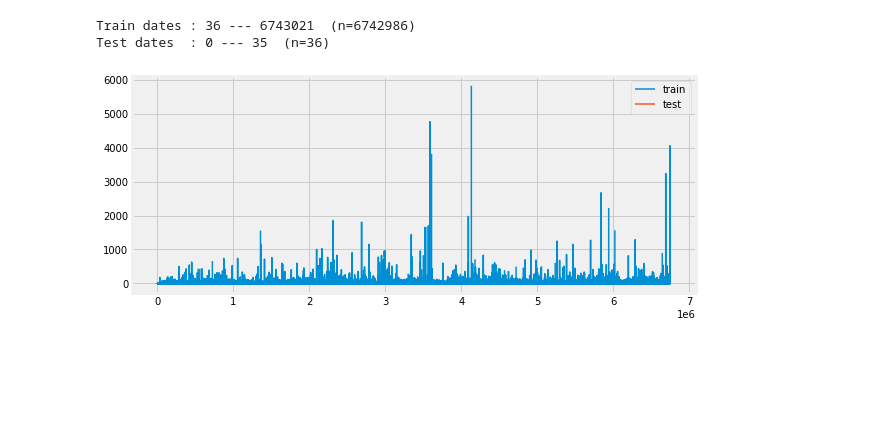
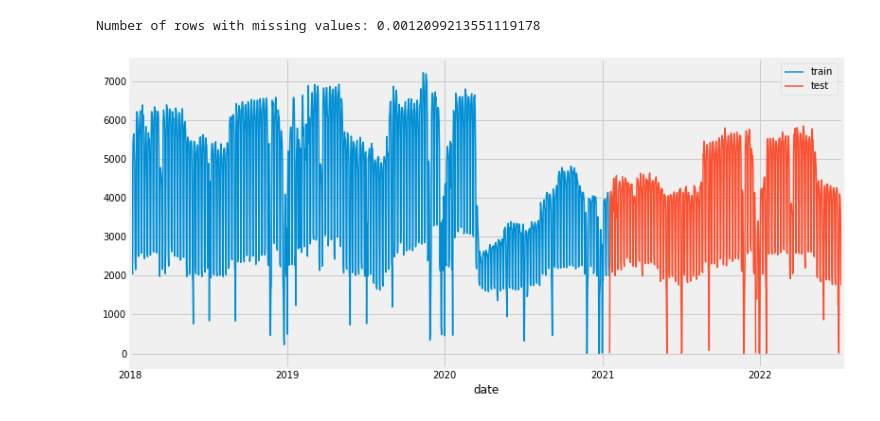
Before and after one commit to jacobbp25/Group5Project, a Jupyter notebook: Parking-TimeSeries.ipynb, the cells around one changed output. Cells and saved outputs as stored; diff of their text form; code cells hidden in the pictures; blank space fills up the shorter version.

Commit message:
time series up and running - checked on IDAS

```diff
--- a/Parking-TimeSeries.ipynb
+++ b/Parking-TimeSeries.ipynb
@@ -75,4 +65,18 @@ vtrans.head()
 # %%
-vtrans = vtrans.sort_values(by=["BusinessHours"], ascending=False)
-vtrans.head()
+#!pip3 install numpy
+import numpy as np
+
+# Clean vtrans
+data = pd.DataFrame()
+vtrans['EntranceTime'] = pd.to_datetime(vtrans['EntranceTime'], format='%Y/%m/%d')
+vtrans['date'] = vtrans['EntranceTime'].dt.strftime('%Y/%m/%d')
+data['date'] = vtrans['date']
+data = data.drop_duplicates(subset=["date"])
+
+vtrans.set_index('EntranceTime')
+data["date"] = pd.to_datetime(data["date"], format='%Y/%m/%d')
+data["y"] = vtrans.groupby('date')['date'].transform('count')
+
+
+data.head()
 # %% [output]
@@ -85,32 +89,33 @@ vtrans.head()
+# %%
+data = data.set_index('date')
+data = data.sort_index()
+data = data.asfreq(freq='D', fill_value=np.nan)
+
+print(f'Number of rows with missing values: {data.isnull().any(axis=1).mean()}')
+# %% [output]
+Number of rows with missing values: 0.0012099213551119178
 # %%
 #!pip3 install sklearn
 #!pip3 install matplotlib
 
 import numpy as np
 
 import matplotlib.pyplot as plt
 plt.style.use('fivethirtyeight')
 plt.rcParams['lines.linewidth'] = 1.5
 %matplotlib inline
 
-vtrans['EntranceTime'] = pd.to_datetime(vtrans['EntranceTime'], format='%Y/%m/%d')
+# Split into 75% training data and 25% testing
+steps = 540
+data_train = data[:-steps]
+data_test  = data[-steps:]
 
-
-steps = 36
-data_train = vtrans[:-steps]
-data_test  = vtrans[-steps:]
-
-print(f"Train dates : {data_train.index.min()} --- {data_train.index.max()}  (n={len(data_train)})")
-print(f"Test dates  : {data_test.index.min()} --- {data_test.index.max()}  (n={len(data_test)})")
-
-fig, ax=plt.subplots(figsize=(9, 4))
-data_train['BusinessHours'].plot(ax=ax, label='train')
-data_test['BusinessHours'].plot(ax=ax, label='test')
+fig, ax=plt.subplots(figsize=(12, 6))
+data_train["y"].plot(ax=ax, label='train')
+data_test["y"].plot(ax=ax, label='test')
 ax.legend();
 # %% [output]
-Train dates : 36 --- 6743021  (n=6742986)
-Test dates  : 0 --- 35  (n=36)
-[figure, old version]
+[figure, new version]
 # %%
 #!pip3 install skforecast
 from skforecast.ForecasterAutoreg import ForecasterAutoreg
```
Also changed, not shown: parts of 7 cells of this notebook.
